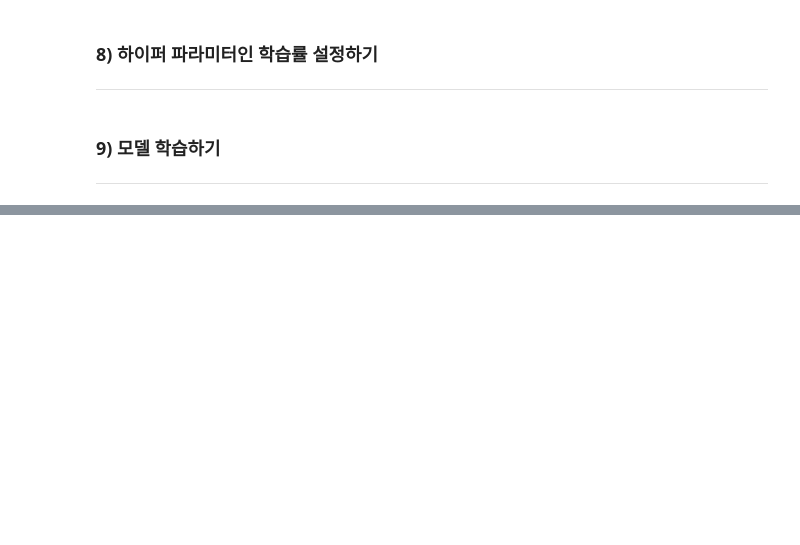
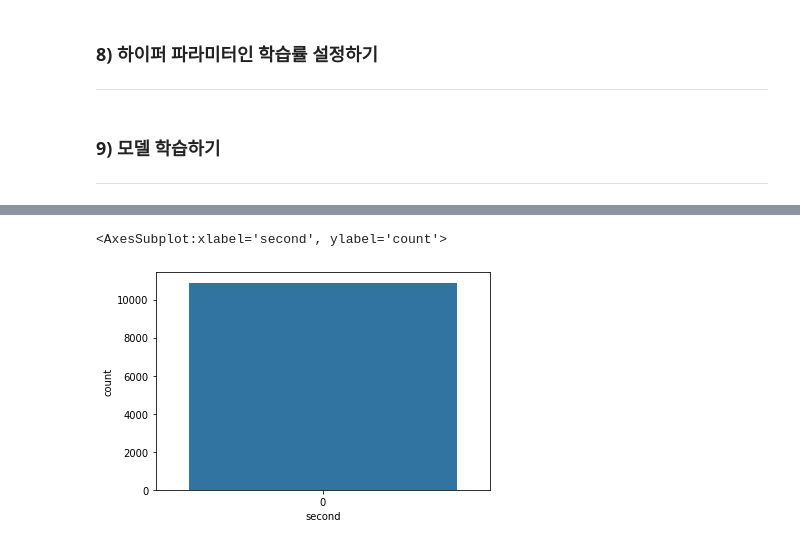
Before and after one commit to Chabbbbbo/EXPLORATION, a Jupyter notebook: EXPLORATION_2.실습.ipynb, the cells around one changed output, grey strips where cells are left out. Cells and saved outputs as stored; diff of their text form; code cells hidden in the pictures; blank space fills up the shorter version.

```diff
--- a/EXPLORATION_2.실습.ipynb
+++ b/EXPLORATION_2.실습.ipynb
@@ -231,0 +337,7 @@ x축에는 X 데이터의 첫 번째 컬럼을, y축에는 정답인 target 데
+# %%
+import pandas as pd
+
+csv_path = '/aiffel/data/data/bike-sharing-demand/train.csv' #이렇게 해야 눈에 깔끔하게 잘 들어옴
+train = pd.read_csv(csv_path) #read_csv 함수다!!!
+train.info()
+train.head() #head도 함수로 보는게 더 깔끔함
@@ -231,0 +413,15 @@ x축에는 X 데이터의 첫 번째 컬럼을, y축에는 정답인 target 데
+# %%
+train['datetime'] = pd.to_datetime(train['datetime'])
+
+train.dtypes
+#train의 타입이 datetime으로 변경된 것을 볼 수 있음
+
+#칼럼 생성하기
+train['year']=pd.DatetimeIndex(train['datetime']).year
+train['month']=pd.DatetimeIndex(train['datetime']).month
+train['day']=pd.DatetimeIndex(train['datetime']).day
+train['hour']=pd.DatetimeIndex(train['datetime']).hour
+train['minute']=pd.DatetimeIndex(train['datetime']).minute
+train['second']=pd.DatetimeIndex(train['datetime']).second
+
+train.head()
@@ -231,0 +435,13 @@ x축에는 X 데이터의 첫 번째 컬럼을, y축에는 정답인 target 데
+# %%
+import seaborn as sns
+import matplotlib.pyplot as plt
+
+sns.countplot(x="year", data=train)
+sns.countplot(x="month", data=train)
+sns.countplot(x="day", data=train)
+sns.countplot(x="hour", data=train)
+sns.countplot(x="minute", data=train)
+sns.countplot(x="second", data=train)
+# %% [output]
+<AxesSubplot:xlabel='second', ylabel='count'>
+[figure, added]
```
Also changed, not shown: parts of 41 cells of this notebook.
